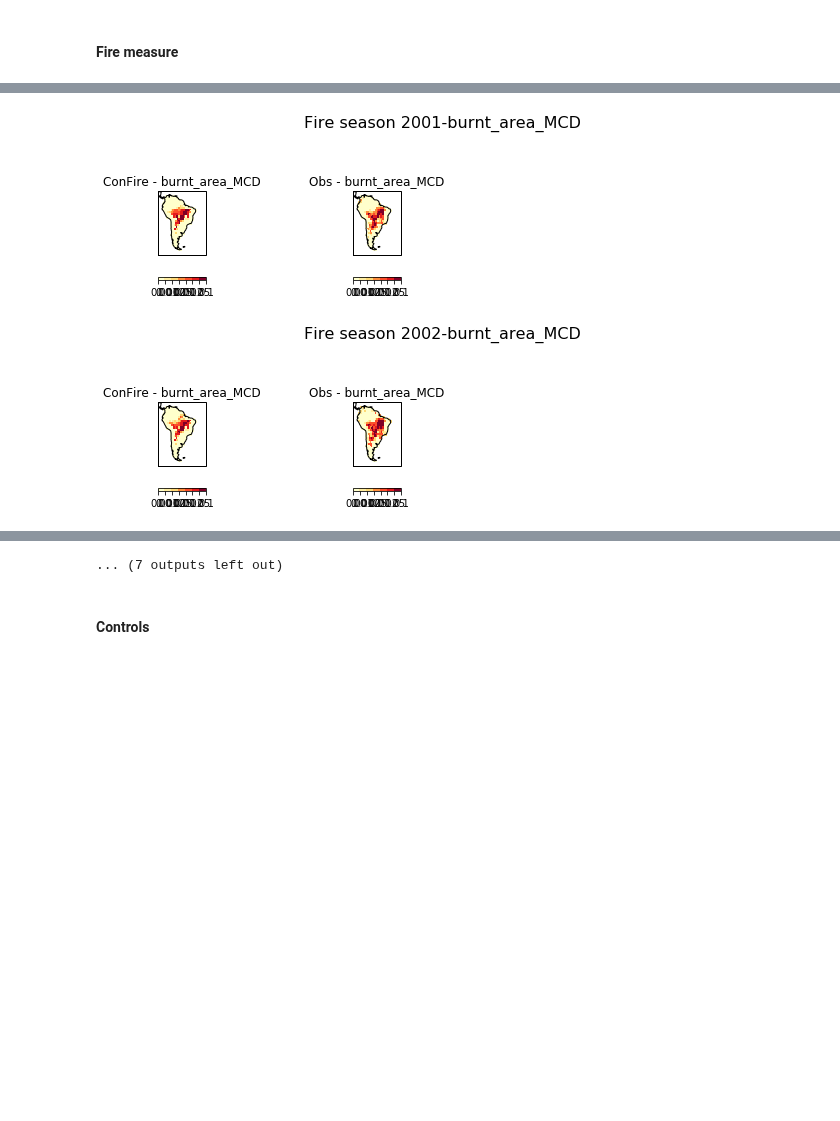
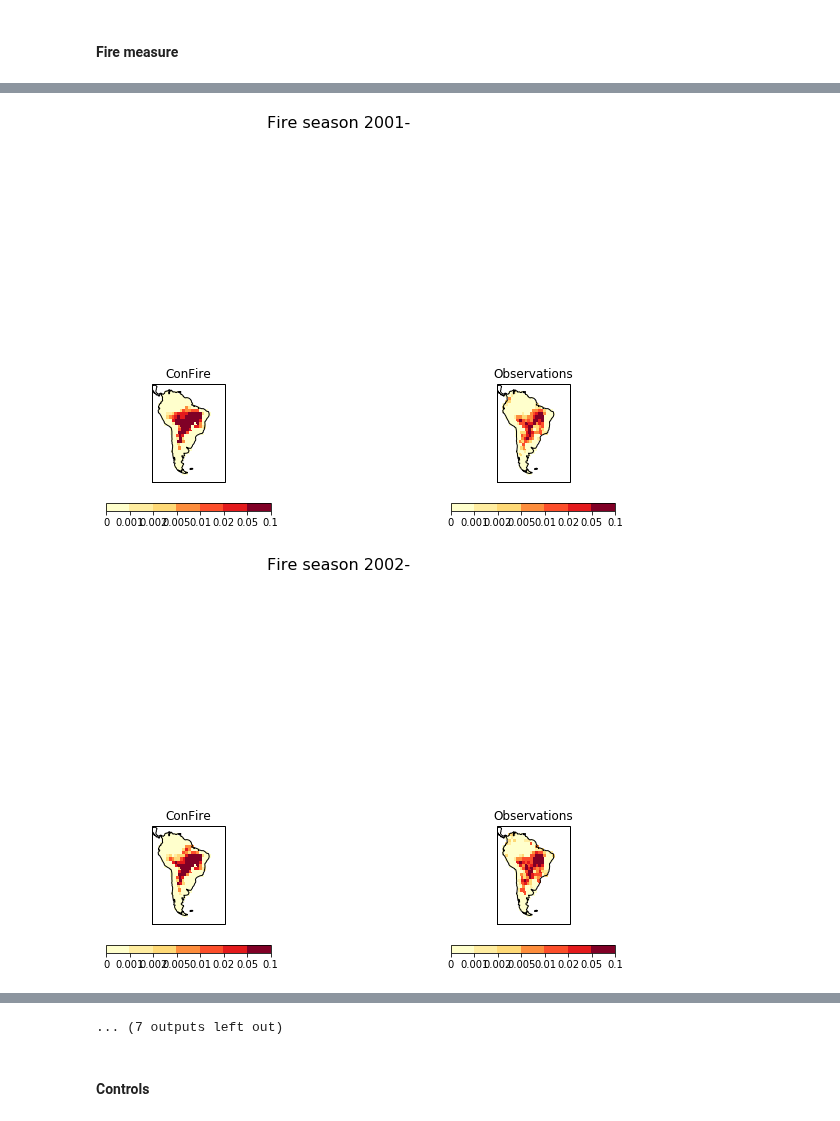
Before and after one commit to douglask3/amazon_fires, a Jupyter notebook: optimise_run_model/make_model_output.ipynb, the cells around one changed output, grey strips where cells are left out. Cells and saved outputs as stored; diff of their text form; code cells hidden in the pictures; blank space fills up the shorter version.

Commit message:
removing a lot of undeeded stuff - variable name, error type and save to file.!

```diff
--- a/optimise_run_model/make_model_output.ipynb
+++ b/optimise_run_model/make_model_output.ipynb
@@ -222,7 +187,7 @@ Things calculated on the fly are:
     * ``sensitivity_suppression``:  suppression
 # %%
 class ConFIRE(object):
-    def __init__(self, data, params, exponant = False):
+    def __init__(self, data, params):
         """
         Initalise parameters and calculates the key variables needed to calculate burnt area.
         """
@@ -261,9 +226,9 @@ class ConFIRE(object):
         self.burnt_area = self.standard_fuel * self.standard_moisture * self.standard_ignitions * \
         self.standard_suppression * self.params['max_f']# * (1.0 - self.params['p'])
 
-        if exponant:
-            self.burnt_area.data =  -(1/self.params['exp_scale']) * np.log(1 - self.burnt_area.data)
-            #self.burnt_area.data = self.burnt_area.data + 1.0 / self.params['sigma']
+
+        self.burnt_area.data =  -(1/self.params['exp_scale']) * np.log(1 - self.burnt_area.data)
+
         self.standard_moisture    = self.standard_moisture    / self.sigmoid(0.0, self.params['moisture_x0'],
                                                  -self.params['moisture_k'])
         self.standard_suppression = self.standard_suppression / self.sigmoid(0.0, self.params['suppression_x0'],
@@ -453,4 +418,4 @@ Here, we run the model with the median of each parameter and plot each of the ou
 # %%
 # We're using the row which has minimum sigma
-print(params[0]["sigma"].idxmin())
-models = [ConFIRE(input_data, param.loc[param["sigma"].idxmin()], exponate) for param, exponate in zip(params, exponates)]
+
+model = ConFIRE(input_data, params.loc[params["sigma"].idxmin()])
@@ -461,7 +424,7 @@ models = [ConFIRE(input_data, param.loc[param["sigma"].idxmin()], exponate) for
 # %% [markdown]
 #### Fire measure
 # %%
-def plot_model_burnt_area(model, variable, level, scale, mnths = None, nmth_ys = 12,
+def plot_model_burnt_area(model, level, mnths = None, nmth_ys = 12,
                           figsize = (10, 11), Title = "Annual Average ", N = 2, M = 3, n = 0,
                           addScatter = False, *args, **kw):
     if figsize is not None: plt.figure(figsize = figsize)
@@ -469,32 +432,28 @@ def plot_model_burnt_area(model, variable, level, scale, mnths = None, nmth_ys =
 
     sim = model.burnt_area[mnths].collapsed('time', iris.analysis.MEAN)
 
-    sim.long_name = "ConFire - " + variable
-    sim.data = sim.data * nmth_ys * scale
+    sim.long_name = "ConFire"
+    sim.data = sim.data * nmth_ys
 
     plot_lonely_cube(sim, N, M, n + 1, levels = level, cmap = "brewer_YlOrRd_09", *args, **kw)
 
-    #gfed = iris.load_cube('../outputs/amazon_region/burnt_area-GFED4s_2.5degree_2000-2016.nc')
-    obs = input_data[variable][mnths].collapsed('time', iris.analysis.MEAN)*nmth_ys * scale
-    obs.long_name = "Obs - " + variable
+    obs = input_data["burnt_area"][mnths].collapsed('time', iris.analysis.MEAN)*nmth_ys
+    obs.long_name = "Observations"
     plot_lonely_cube(obs, N, M, n + 2, levels = level, cmap = "brewer_YlOrRd_09", *args, **kw)
 
     if addScatter:
         plt.subplot(N, M, n + 3)
         plt.plot(obs.data, sim.data, '+')
     plt.subplots_adjust(top=0.88)
-    plt.suptitle(Title + variable, fontsize=16)
+    plt.suptitle(Title, fontsize=16)
     plt.subplots_adjust(top=0.88)
 
-    if fig:
-        plt.savefig(dir_fig + variable + '.png')
 
-levels_var = [[0, 0.001, 0.002, 0.005, 0.01, 0.02, 0.05, 0.1], [0, 100, 200, 500, 1000, 2000, 5000]]
-scales = [1, 1]
+clevels = [0, 0.001, 0.002, 0.005, 0.01, 0.02, 0.05, 0.1]
+
 
 def plot_fire_month(*args, **kw):
-    for model, variable, level, scale, ex in zip(models, variables, levels_var, scales, ["max", "max"]):
-        plot_model_burnt_area(model, variable, level, scale, extend = ex, *args, **kw)
+    plot_model_burnt_area(model, clevels, extend = 'max', *args, **kw)
 
 plot_fire_month(addScatter = True)
 # %% [output]
@@ -510,10 +469,10 @@ plot_fire_month(fire_Season, 3, Title = "Fire Season - ", addScatter = True)
 # %%
 for yr, season in zip(range(0, 19), fire_Seasons):
-    plt.figure(figsize = (10, 5))
-    for model, variable, level, scale, n in zip(models, variables, levels_var, scales, [0, 2]):
-        plot_model_burnt_area(model, variable, level, scale, mnths = season, nmth_ys = 3,
-                              Title = "Fire season " + str(yr + 2001) + '-',
-                              figsize = None, M = 4, n = n)
+    plt.figure(figsize = (8, 6))
+    plot_model_burnt_area(model, clevels, mnths = season, nmth_ys = 3,
+                          Title = "Fire season " + str(yr + 2001) + '-',
+                          figsize = None, M = 2, n = 2)
+    plt.show()
 # %% [output]
-[figure, old version]
+[figure, new version]
-[figure, old version]
+[figure, new version]
```
Also changed, not shown: parts of 28 cells of this notebook.
